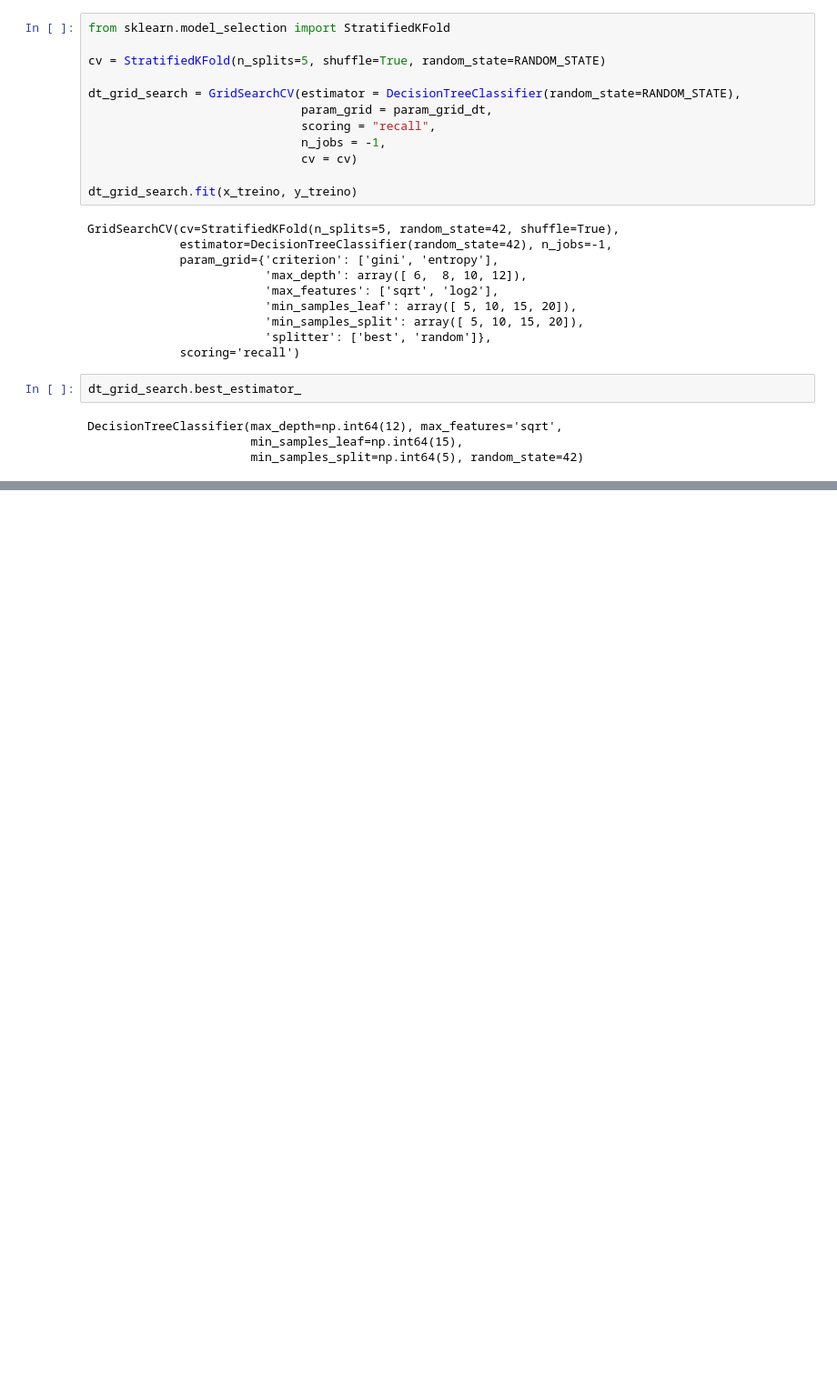
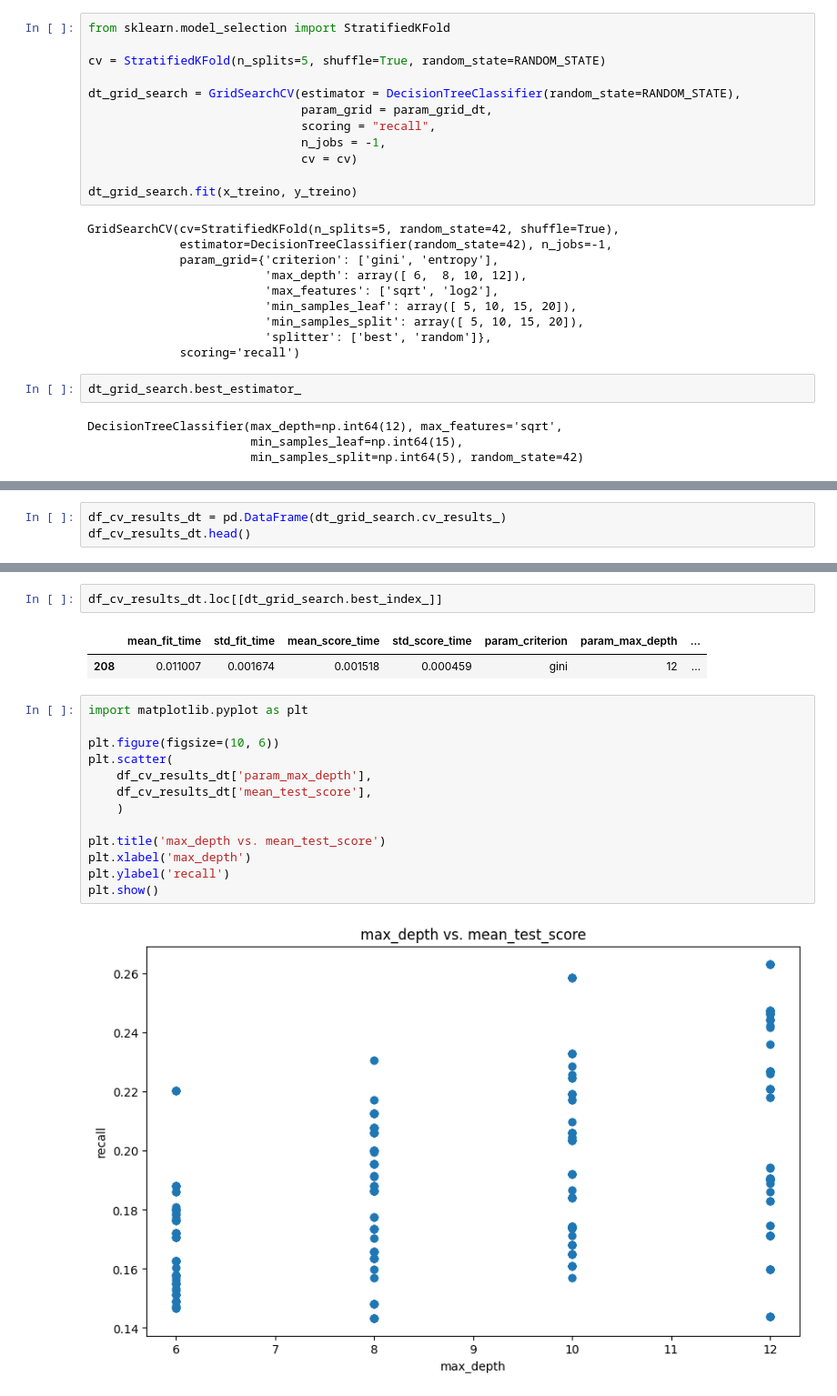
Before and after one commit to mvfelipelli/Labs, a Jupyter notebook: Finance/otimizando_modelo.ipynb, the cells around one changed output, grey strips where cells are left out. Shown at 91% size. Saved outputs shown, nothing was run; the diff lists cells and outputs as text; blank space fills up the shorter version.

```diff
--- a/Finance/otimizando_modelo.ipynb
+++ b/Finance/otimizando_modelo.ipynb
@@ -213,0 +250,3 @@ DecisionTreeClassifier(max_depth=np.int64(12), max_features='sqrt',
+# %%
+df_cv_results_dt = pd.DataFrame(dt_grid_search.cv_results_)
+df_cv_results_dt.head()
@@ -213,0 +260,20 @@ DecisionTreeClassifier(max_depth=np.int64(12), max_features='sqrt',
+# %%
+df_cv_results_dt.loc[[dt_grid_search.best_index_]]
+# %% [output]
+|  | mean_fit_time | std_fit_time | mean_score_time | std_score_time | param_criterion | param_max_depth | ... |
+| 208 | 0.011007 | 0.001674 | 0.001518 | 0.000459 | gini | 12 | ... |
+# %%
+import matplotlib.pyplot as plt
+
+plt.figure(figsize=(10, 6))
+plt.scatter(
+    df_cv_results_dt['param_max_depth'],
+    df_cv_results_dt['mean_test_score'],
+    )
+
+plt.title('max_depth vs. mean_test_score')
+plt.xlabel('max_depth')
+plt.ylabel('recall')
+plt.show()
+# %% [output]
+[figure, added]
```
Also changed, not shown: parts of 23 cells of this notebook.
